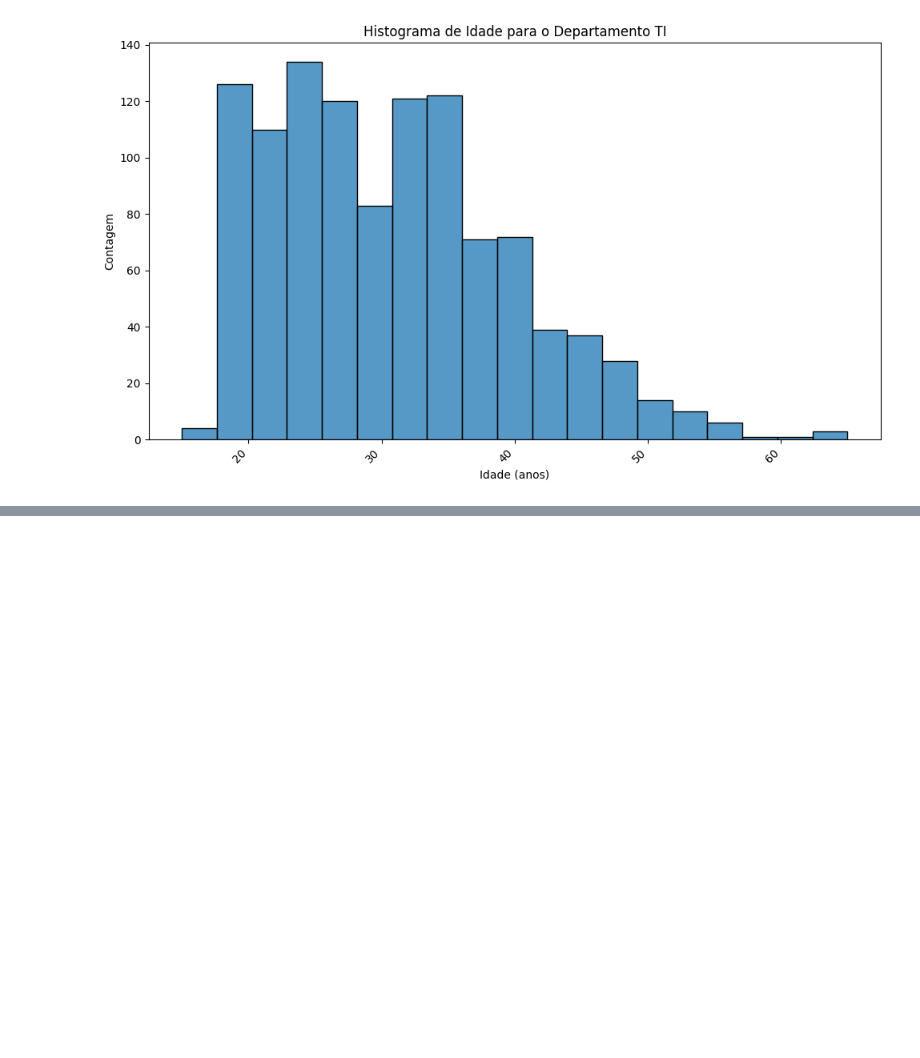
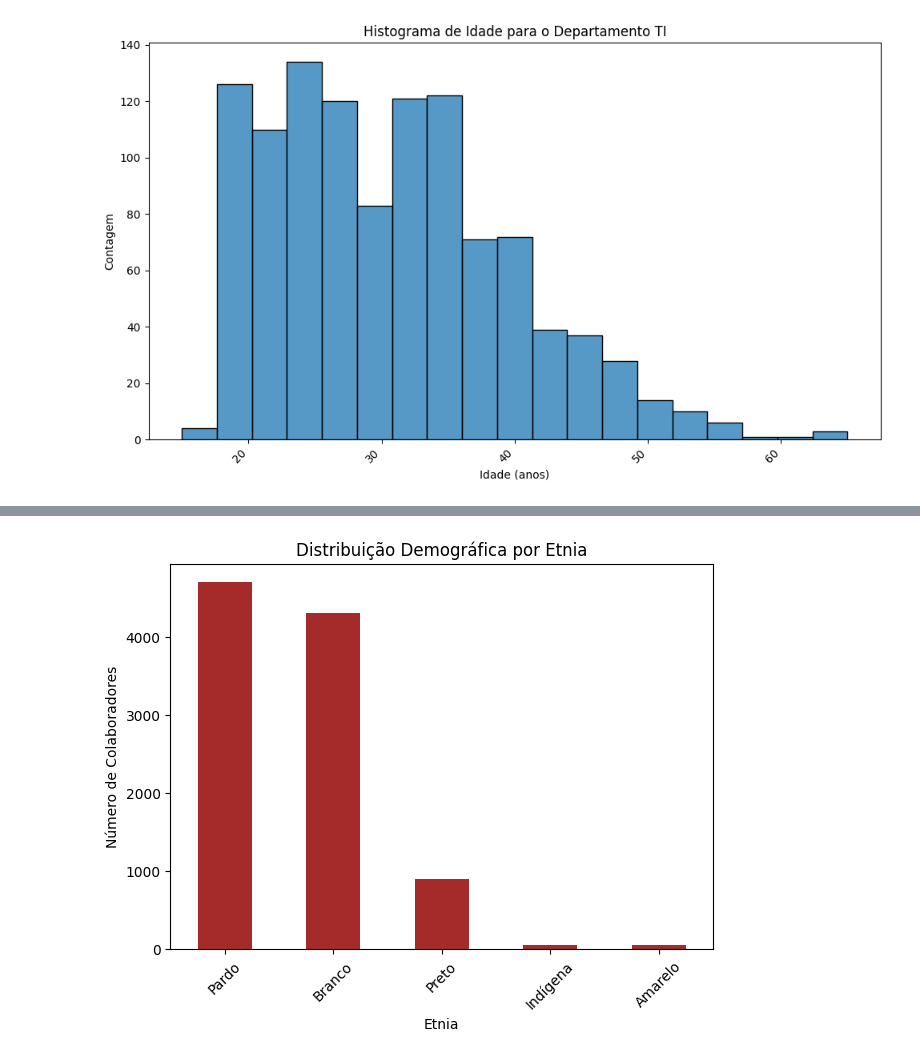
Before and after one commit to Ada-Empregabilidade/adahack-2024-dados, a Jupyter notebook: Entregas/DD-08/codigo.ipynb, the cells around one changed output, grey strips where cells are left out. Drawn from its saved outputs; the diff is of its cells as text; code cells hidden in the pictures; blank space fills up the shorter version.

```diff
--- a/Entregas/DD-08/codigo.ipynb
+++ b/Entregas/DD-08/codigo.ipynb
@@ -542,0 +557,10 @@ for departamento in departamentos:
+# %%
+plt.figure(figsize=(7, 5))
+etnia_counts.plot(kind='bar', color='brown')
+plt.title('Distribuição Demográfica por Etnia')
+plt.xlabel('Etnia')
+plt.ylabel('Número de Colaboradores')
+plt.xticks(rotation=45)
+plt.show()
+# %% [output]
+[figure, added]
```
Also changed, not shown: parts of 16 cells of this notebook, 1 other file.
